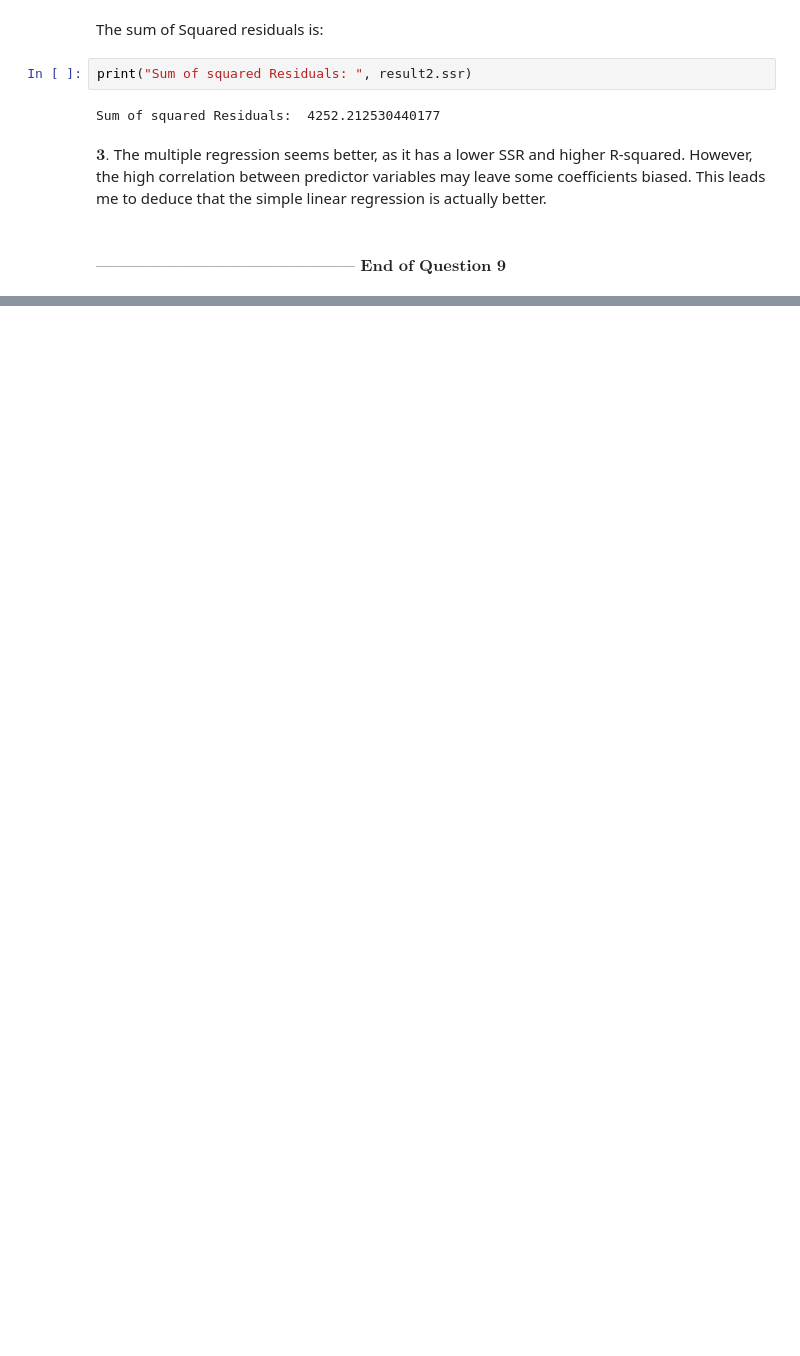
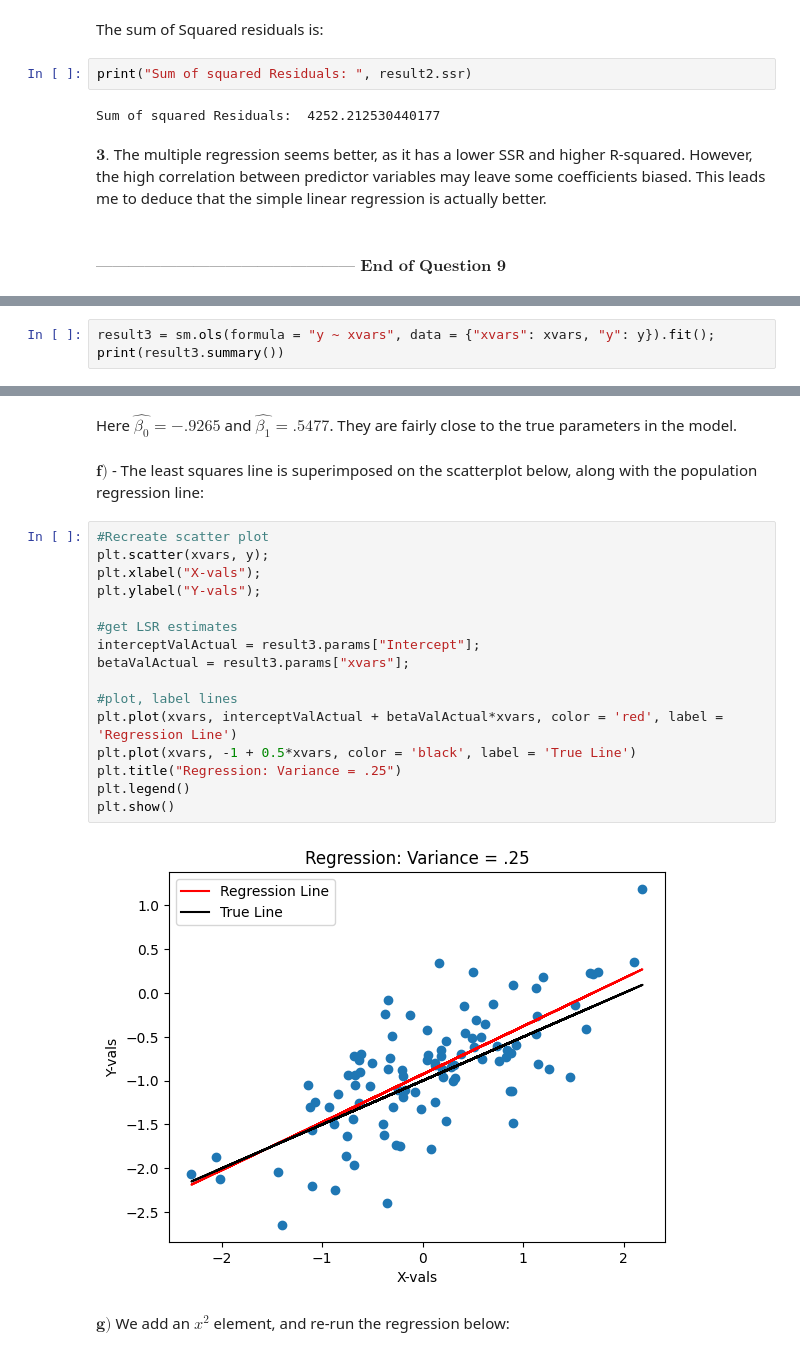
Before and after one commit to dg3358/Georgia-Tech-MATH-4803, a Jupyter notebook: HW 1/HW_1.ipynb, the cells around one changed output, grey strips where cells are left out. Saved outputs shown, nothing was run; the diff lists cells and outputs as text; blank space fills up the shorter version.

```diff
--- a/HW 1/HW_1.ipynb
+++ b/HW 1/HW_1.ipynb
@@ -423,0 +458,3 @@ Text(0.5, 0.98, 'My plot')
+# %%
+result3 = sm.ols(formula = "y ~ xvars", data = {"xvars": xvars, "y": y}).fit();
+print(result3.summary())
@@ -423,0 +479,24 @@ Text(0.5, 0.98, 'My plot')
+# %% [markdown]
+Here $\widehat{\beta_0} = -.9265$ and $\widehat{\beta_1} = .5477$. They are fairly close to the true parameters in the model.
+# %% [markdown]
+$\textbf{f)}$ - The least squares line is superimposed on the scatterplot below, along with the population regression line:
+# %%
+#Recreate scatter plot
+plt.scatter(xvars, y);
+plt.xlabel("X-vals");
+plt.ylabel("Y-vals");
+
+#get LSR estimates
+interceptValActual = result3.params["Intercept"];
+betaValActual = result3.params["xvars"];
+
+#plot, label lines
+plt.plot(xvars, interceptValActual + betaValActual*xvars, color = 'red', label = 'Regression Line')
+plt.plot(xvars, -1 + 0.5*xvars, color = 'black', label = 'True Line')
+plt.title("Regression: Variance = .25")
+plt.legend()
+plt.show()
+# %% [output]
+[figure, added]
+# %% [markdown]
+$\textbf{g)}$ We add an $x^2$ element, and re-run the regression below:
```
Also changed, not shown: parts of 41 cells of this notebook.
